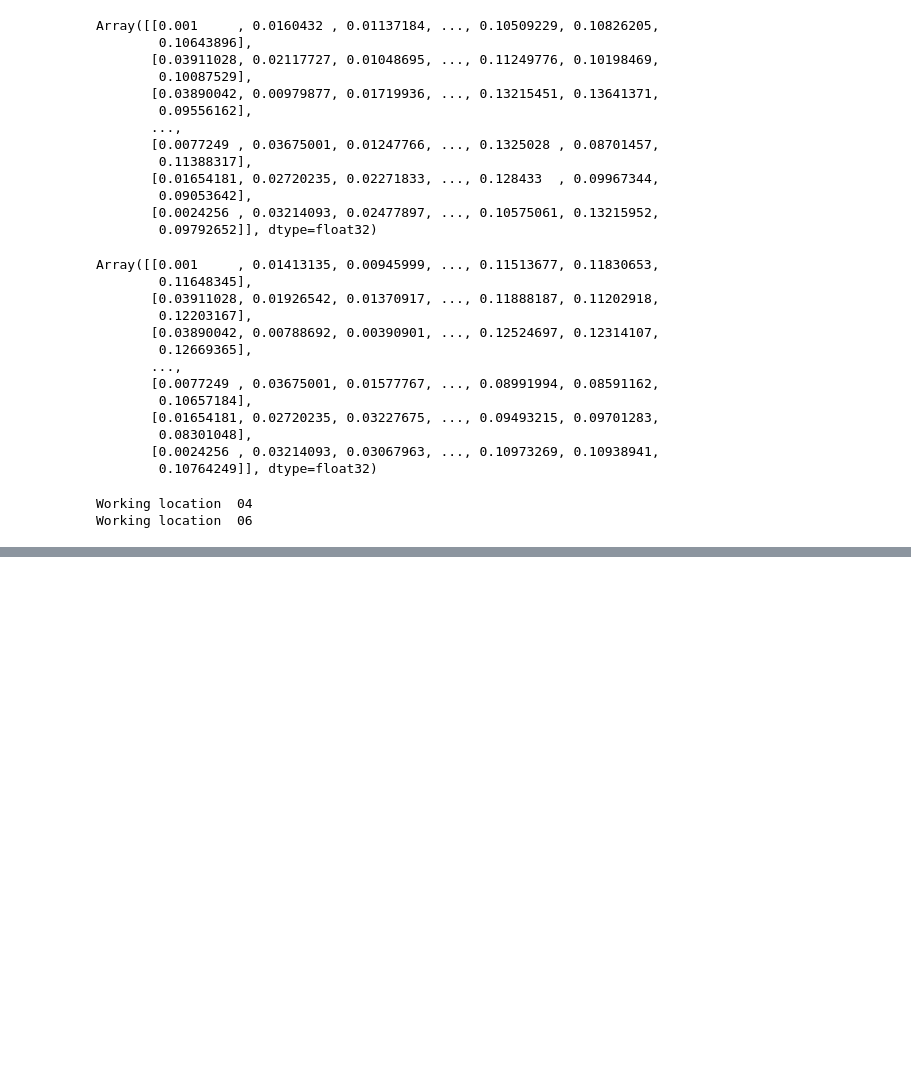
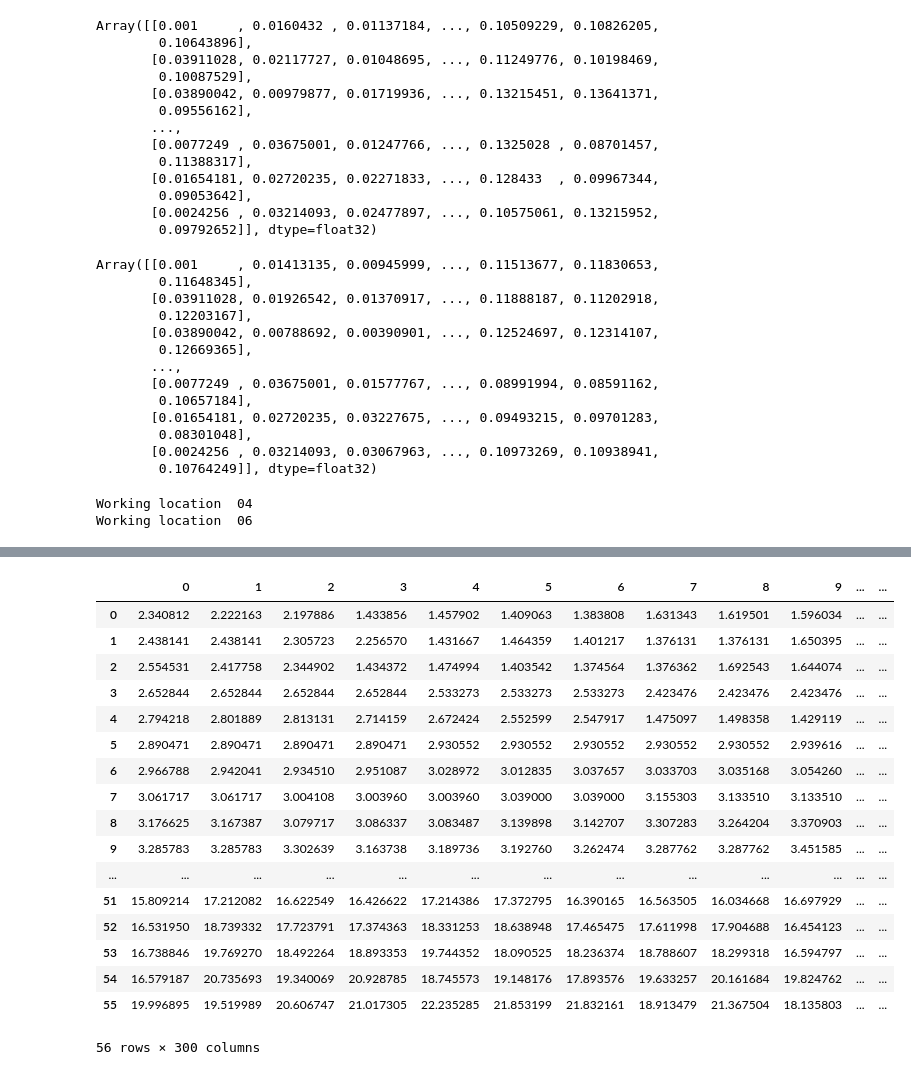
Before and after one commit to atiumcache/pmcmc_forecast, a Jupyter notebook: notebooks/test_20241020.ipynb, the cells around one changed output, grey strips where cells are left out. Drawn from its saved outputs; the diff is of its cells as text; code cells hidden in the pictures; blank space fills up the shorter version.

```diff
--- a/notebooks/test_20241020.ipynb
+++ b/notebooks/test_20241020.ipynb
@@ -74,0 +132,40 @@ Working location  06
+# %%
+import os
+import pandas as pd
+from src.utils import paths
+import numpy as np
+
+
+prediction_date = pd.to_datetime("2023-11-18")
+start_date = prediction_date - pd.DateOffset(weeks=8)
+base_dir = os.path.join(paths.OUTPUT_DIR, "pmcmc_runs")
+loc_dir = os.path.join(base_dir, "04")
+mle_states_path = os.path.join(loc_dir, "mle_states_20241020.npy")
+states_np = np.load(mle_states_path)
+last_date_index = abs((prediction_date - pd.to_datetime("2023-06-25")).days)
+start_index = last_date_index - (8 * 7)
+new_h = states_np[:, start_index:last_date_index]
+new_h_df = pd.DataFrame(new_h)
+full_date_range = pd.date_range(start=start_date, periods=new_h_df.shape[1], freq="D")
+new_h_df_T = new_h_df.T
+# %%
+new_h_df_T
+# %% [output]
+|  | 0 | 1 | 2 | 3 | 4 | 5 | 6 | 7 | 8 | 9 | ... | ... |
+| 0 | 2.340812 | 2.222163 | 2.197886 | 1.433856 | 1.457902 | 1.409063 | 1.383808 | 1.631343 | 1.619501 | 1.596034 | ... | ... |
+| 1 | 2.438141 | 2.438141 | 2.305723 | 2.256570 | 1.431667 | 1.464359 | 1.401217 | 1.376131 | 1.376131 | 1.650395 | ... | ... |
+| 2 | 2.554531 | 2.417758 | 2.344902 | 1.434372 | 1.474994 | 1.403542 | 1.374564 | 1.376362 | 1.692543 | 1.644074 | ... | ... |
+| 3 | 2.652844 | 2.652844 | 2.652844 | 2.652844 | 2.533273 | 2.533273 | 2.533273 | 2.423476 | 2.423476 | 2.423476 | ... | ... |
+| 4 | 2.794218 | 2.801889 | 2.813131 | 2.714159 | 2.672424 | 2.552599 | 2.547917 | 1.475097 | 1.498358 | 1.429119 | ... | ... |
+| 5 | 2.890471 | 2.890471 | 2.890471 | 2.890471 | 2.930552 | 2.930552 | 2.930552 | 2.930552 | 2.930552 | 2.939616 | ... | ... |
+| 6 | 2.966788 | 2.942041 | 2.934510 | 2.951087 | 3.028972 | 3.012835 | 3.037657 | 3.033703 | 3.035168 | 3.054260 | ... | ... |
+| 7 | 3.061717 | 3.061717 | 3.004108 | 3.003960 | 3.003960 | 3.039000 | 3.039000 | 3.155303 | 3.133510 | 3.133510 | ... | ... |
+| 8 | 3.176625 | 3.167387 | 3.079717 | 3.086337 | 3.083487 | 3.139898 | 3.142707 | 3.307283 | 3.264204 | 3.370903 | ... | ... |
+| 9 | 3.285783 | 3.285783 | 3.302639 | 3.163738 | 3.189736 | 3.192760 | 3.262474 | 3.287762 | 3.287762 | 3.451585 | ... | ... |
+| ... | ... | ... | ... | ... | ... | ... | ... | ... | ... | ... | ... | ... |
+| 51 | 15.809214 | 17.212082 | 16.622549 | 16.426622 | 17.214386 | 17.372795 | 16.390165 | 16.563505 | 16.034668 | 16.697929 | ... | ... |
+| 52 | 16.531950 | 18.739332 | 17.723791 | 17.374363 | 18.331253 | 18.638948 | 17.465475 | 17.611998 | 17.904688 | 16.454123 | ... | ... |
+| 53 | 16.738846 | 19.769270 | 18.492264 | 18.893353 | 19.744352 | 18.090525 | 18.236374 | 18.788607 | 18.299318 | 16.594797 | ... | ... |
+| 54 | 16.579187 | 20.735693 | 19.340069 | 20.928785 | 18.745573 | 19.148176 | 17.893576 | 19.633257 | 20.161684 | 19.824762 | ... | ... |
+| 55 | 19.996895 | 19.519989 | 20.606747 | 21.017305 | 22.235285 | 21.853199 | 21.832161 | 18.913479 | 21.367504 | 18.135803 | ... | ... |
+56 rows × 300 columns
```
Also changed, not shown: parts of 14 cells of this notebook, 19 other files.
